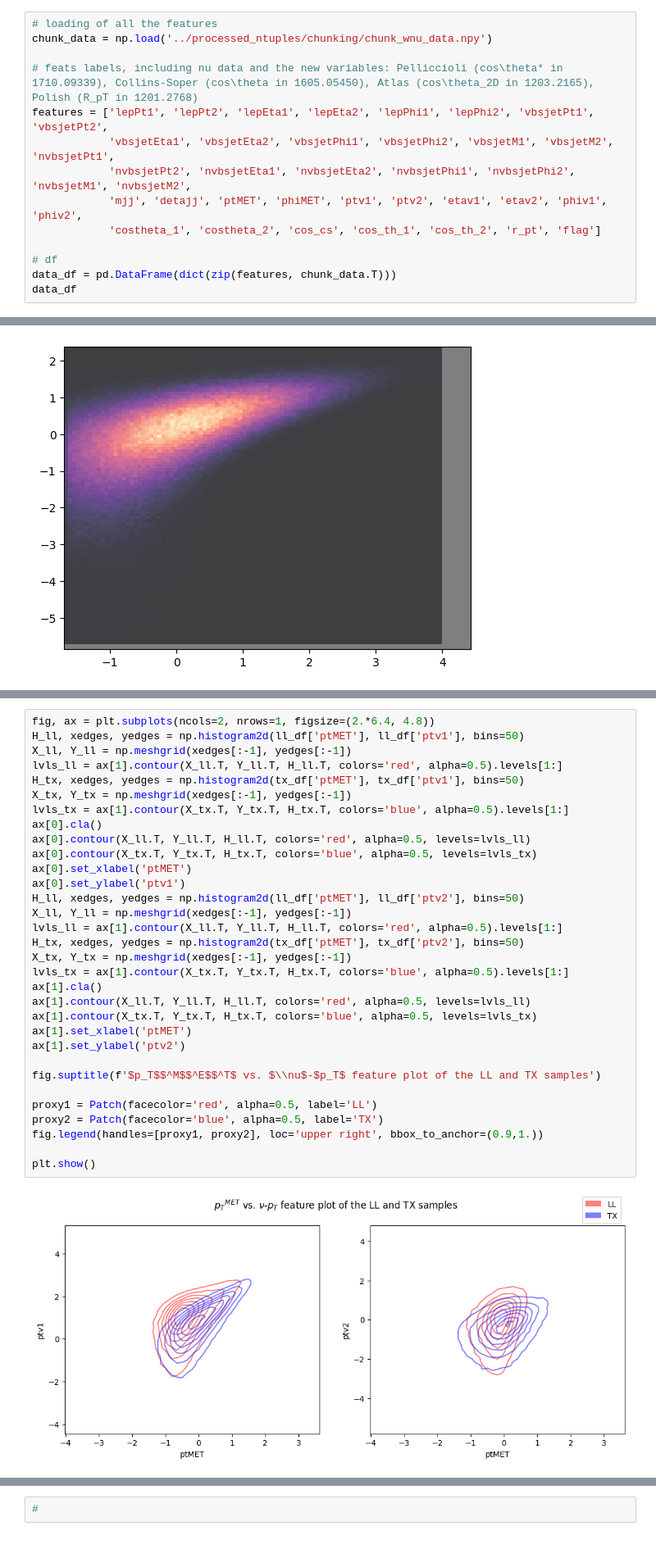
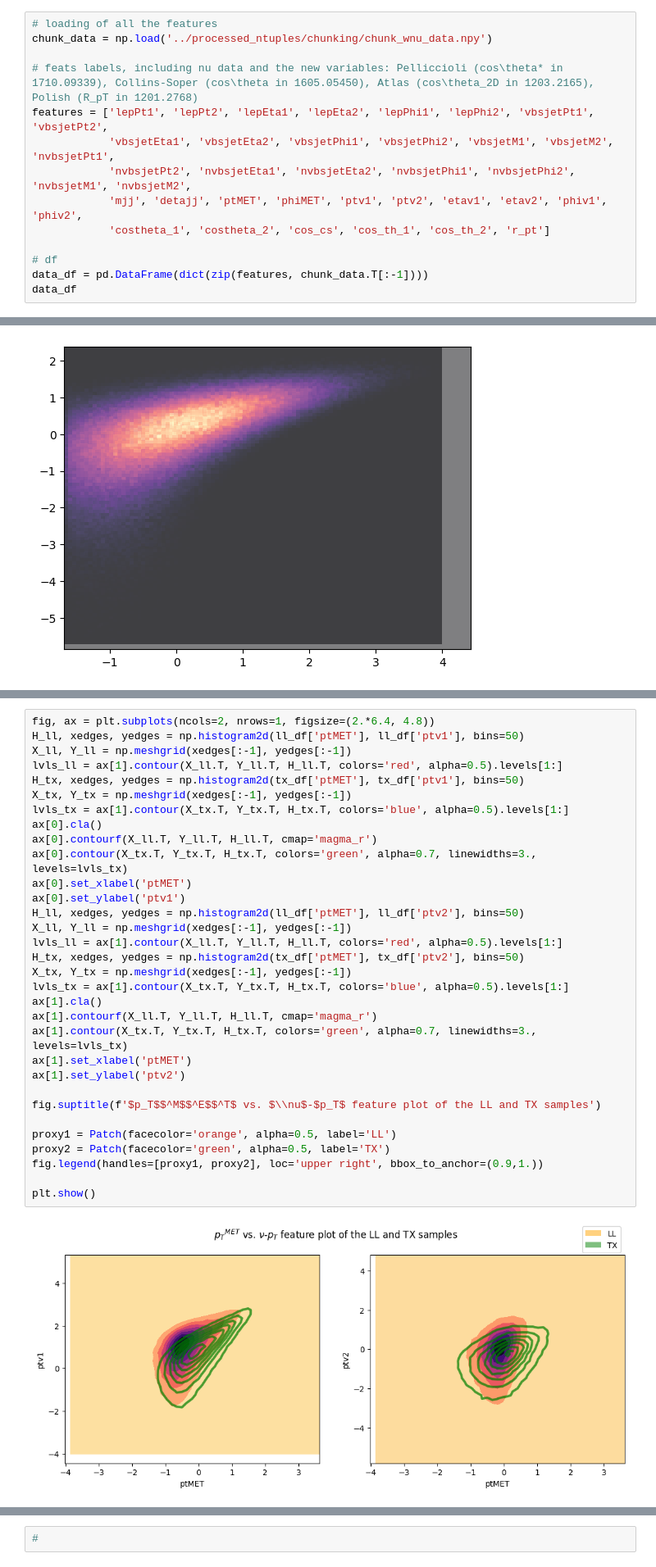
Before and after one commit to marcortinovis/MLforPolarizedVBS, a Jupyter notebook: feats_visual/correlation.ipynb, the cells around one changed output, grey strips where cells are left out. Shown at 82% size. Saved outputs shown, nothing was run; the diff lists cells and outputs as text.

Commit message:
feats_visual update

```diff
--- a/feats_visual/correlation.ipynb
+++ b/feats_visual/correlation.ipynb
@@ -15,10 +15,10 @@ features = ['lepPt1', 'lepPt2', 'lepEta1', 'lepEta2', 'lepPhi1', 'lepPhi2', 'vbs
             'vbsjetEta1', 'vbsjetEta2', 'vbsjetPhi1', 'vbsjetPhi2', 'vbsjetM1', 'vbsjetM2', 'nvbsjetPt1',
             'nvbsjetPt2', 'nvbsjetEta1', 'nvbsjetEta2', 'nvbsjetPhi1', 'nvbsjetPhi2', 'nvbsjetM1', 'nvbsjetM2',
             'mjj', 'detajj', 'ptMET', 'phiMET', 'ptv1', 'ptv2', 'etav1', 'etav2', 'phiv1', 'phiv2',
-            'costheta_1', 'costheta_2', 'cos_cs', 'cos_th_1', 'cos_th_2', 'r_pt', 'flag']
+            'costheta_1', 'costheta_2', 'cos_cs', 'cos_th_1', 'cos_th_2', 'r_pt']
 
 # df
-data_df = pd.DataFrame(dict(zip(features, chunk_data.T)))
+data_df = pd.DataFrame(dict(zip(features, chunk_data.T[:-1])))
 data_df
 # %% [output]
 |  | lepPt1 | lepPt2 | lepEta1 | lepEta2 | lepPhi1 | lepPhi2 | vbsjetPt1 | vbsjetPt2 | vbsjetEta1 | vbsjetEta2 | ... |
@@ -192,37 +193,37 @@ plt.show()
 # %%
 fig, ax = plt.subplots(ncols=2, nrows=1, figsize=(2.*6.4, 4.8))
 H_ll, xedges, yedges = np.histogram2d(ll_df['ptMET'], ll_df['ptv1'], bins=50)
 X_ll, Y_ll = np.meshgrid(xedges[:-1], yedges[:-1])
 lvls_ll = ax[1].contour(X_ll.T, Y_ll.T, H_ll.T, colors='red', alpha=0.5).levels[1:]
 H_tx, xedges, yedges = np.histogram2d(tx_df['ptMET'], tx_df['ptv1'], bins=50)
 X_tx, Y_tx = np.meshgrid(xedges[:-1], yedges[:-1])
 lvls_tx = ax[1].contour(X_tx.T, Y_tx.T, H_tx.T, colors='blue', alpha=0.5).levels[1:]
 ax[0].cla()
-ax[0].contour(X_ll.T, Y_ll.T, H_ll.T, colors='red', alpha=0.5, levels=lvls_ll)
-ax[0].contour(X_tx.T, Y_tx.T, H_tx.T, colors='blue', alpha=0.5, levels=lvls_tx)
+ax[0].contourf(X_ll.T, Y_ll.T, H_ll.T, cmap='magma_r')
+ax[0].contour(X_tx.T, Y_tx.T, H_tx.T, colors='green', alpha=0.7, linewidths=3., levels=lvls_tx)
 ax[0].set_xlabel('ptMET')
 ax[0].set_ylabel('ptv1')
 H_ll, xedges, yedges = np.histogram2d(ll_df['ptMET'], ll_df['ptv2'], bins=50)
 X_ll, Y_ll = np.meshgrid(xedges[:-1], yedges[:-1])
 lvls_ll = ax[1].contour(X_ll.T, Y_ll.T, H_ll.T, colors='red', alpha=0.5).levels[1:]
 H_tx, xedges, yedges = np.histogram2d(tx_df['ptMET'], tx_df['ptv2'], bins=50)
 X_tx, Y_tx = np.meshgrid(xedges[:-1], yedges[:-1])
 lvls_tx = ax[1].contour(X_tx.T, Y_tx.T, H_tx.T, colors='blue', alpha=0.5).levels[1:]
 ax[1].cla()
-ax[1].contour(X_ll.T, Y_ll.T, H_ll.T, colors='red', alpha=0.5, levels=lvls_ll)
-ax[1].contour(X_tx.T, Y_tx.T, H_tx.T, colors='blue', alpha=0.5, levels=lvls_tx)
+ax[1].contourf(X_ll.T, Y_ll.T, H_ll.T, cmap='magma_r')
+ax[1].contour(X_tx.T, Y_tx.T, H_tx.T, colors='green', alpha=0.7, linewidths=3., levels=lvls_tx)
 ax[1].set_xlabel('ptMET')
 ax[1].set_ylabel('ptv2')
 
 fig.suptitle(f'$p_T$$^M$$^E$$^T$ vs. $\\nu$-$p_T$ feature plot of the LL and TX samples')
 
-proxy1 = Patch(facecolor='red', alpha=0.5, label='LL')
-proxy2 = Patch(facecolor='blue', alpha=0.5, label='TX')
+proxy1 = Patch(facecolor='orange', alpha=0.5, label='LL')
+proxy2 = Patch(facecolor='green', alpha=0.5, label='TX')
 fig.legend(handles=[proxy1, proxy2], loc='upper right', bbox_to_anchor=(0.9,1.))
 
 plt.show()
 # %% [output]
-[figure, old version]
+[figure, new version]
 # %%
 fig, ax = plt.subplots(ncols=2, nrows=2, figsize=(12, 10))
 # x_sx = min(np.concatenate([ll_df['lepPt1'], tx_df['lepPt1'], ll_df['lepPt2'], tx_df['lepPt2']]))
```
Also changed, not shown: parts of 10 cells of this notebook, 4 other files.
